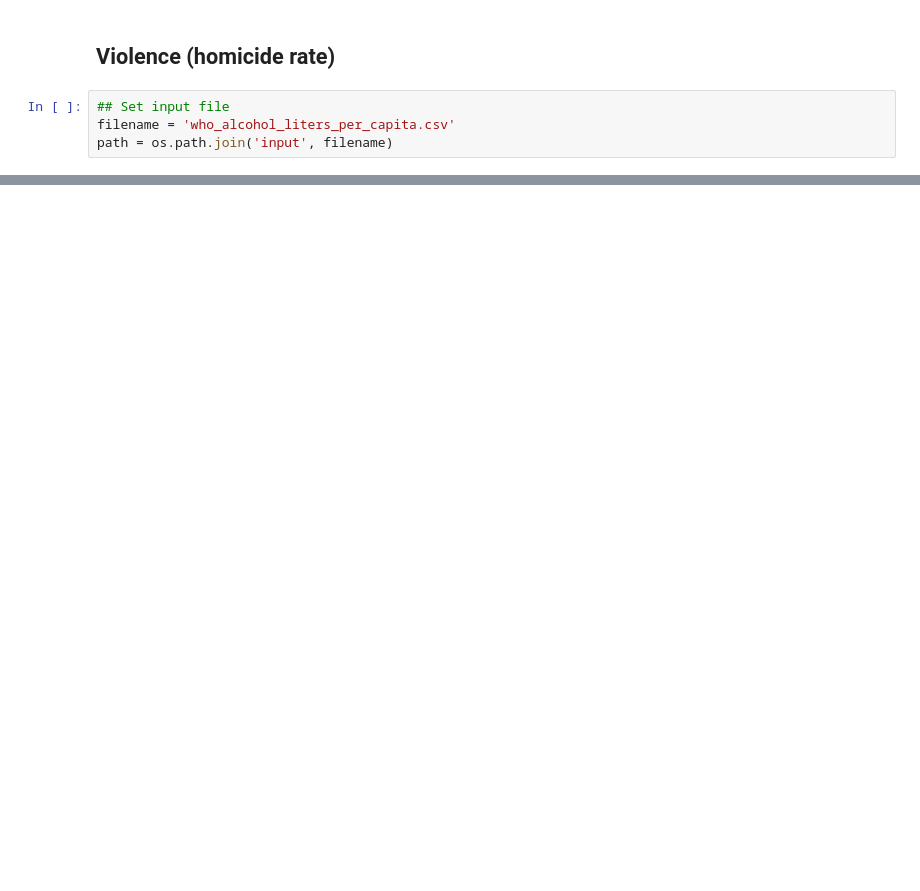
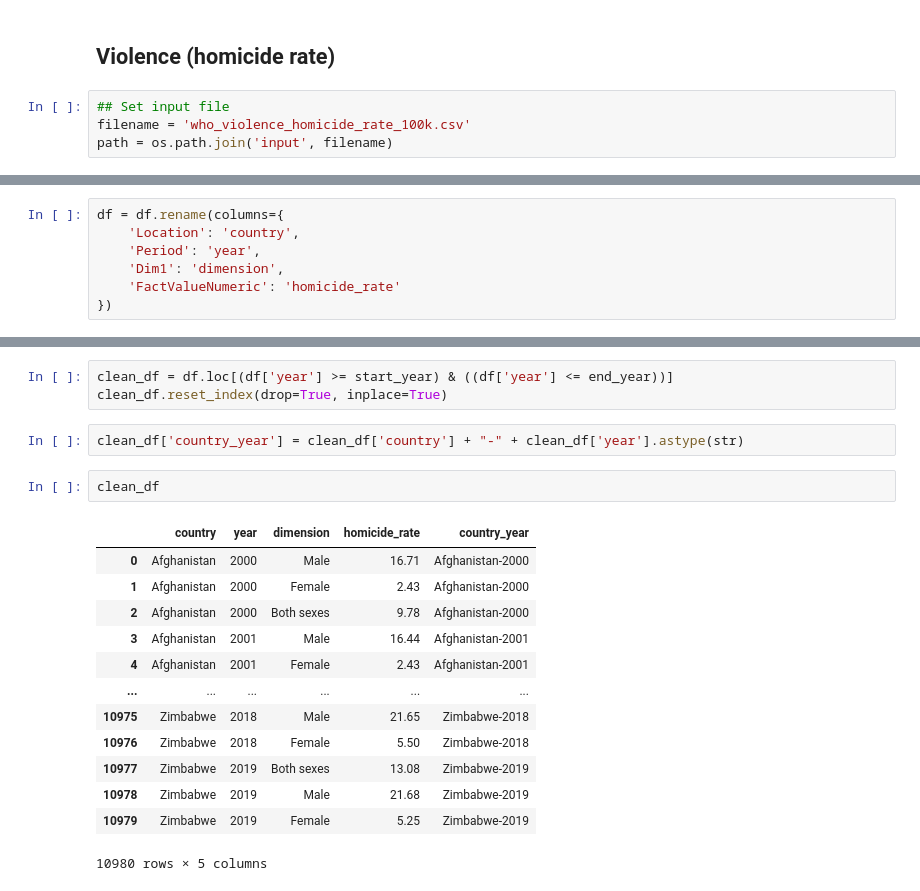
Before and after one commit to anajuarezar/Suicide-Analysis, a Jupyter notebook: data/WHO_Exploration.ipynb, the cells around one changed output, grey strips where cells are left out. Drawn from its saved outputs; the diff is of its cells as text; blank space fills up the shorter version.

```diff
--- a/data/WHO_Exploration.ipynb
+++ b/data/WHO_Exploration.ipynb
@@ -92,5 +117,5 @@ SyntaxError: invalid syntax (<ipython-input-13-ec5ea11b0b21>, line 1)
 ## Violence (homicide rate)
 # %%
 ## Set input file
-filename = 'who_alcohol_liters_per_capita.csv'
+filename = 'who_violence_homicide_rate_100k.csv'
 path = os.path.join('input', filename)
@@ -102,0 +128,7 @@ df = df.sort_values(by=['Location','Period'], ignore_index=True)
+# %%
+df = df.rename(columns={
+    'Location': 'country',
+    'Period': 'year',
+    'Dim1': 'dimension',
+    'FactValueNumeric': 'homicide_rate'
+})
@@ -102,0 +146,21 @@ df = df.sort_values(by=['Location','Period'], ignore_index=True)
+# %%
+clean_df = df.loc[(df['year'] >= start_year) & ((df['year'] <= end_year))]
+clean_df.reset_index(drop=True, inplace=True)
+# %%
+clean_df['country_year'] = clean_df['country'] + "-" + clean_df['year'].astype(str)
+# %%
+clean_df
+# %% [output]
+|  | country | year | dimension | homicide_rate | country_year |
+| 0 | Afghanistan | 2000 | Male | 16.71 | Afghanistan-2000 |
+| 1 | Afghanistan | 2000 | Female | 2.43 | Afghanistan-2000 |
+| 2 | Afghanistan | 2000 | Both sexes | 9.78 | Afghanistan-2000 |
+| 3 | Afghanistan | 2001 | Male | 16.44 | Afghanistan-2001 |
+| 4 | Afghanistan | 2001 | Female | 2.43 | Afghanistan-2001 |
+| ... | ... | ... | ... | ... | ... |
+| 10975 | Zimbabwe | 2018 | Male | 21.65 | Zimbabwe-2018 |
+| 10976 | Zimbabwe | 2018 | Female | 5.50 | Zimbabwe-2018 |
+| 10977 | Zimbabwe | 2019 | Both sexes | 13.08 | Zimbabwe-2019 |
+| 10978 | Zimbabwe | 2019 | Male | 21.68 | Zimbabwe-2019 |
+| 10979 | Zimbabwe | 2019 | Female | 5.25 | Zimbabwe-2019 |
+10980 rows × 5 columns
```
Also changed, not shown: parts of 25 cells of this notebook, 6 other files.
